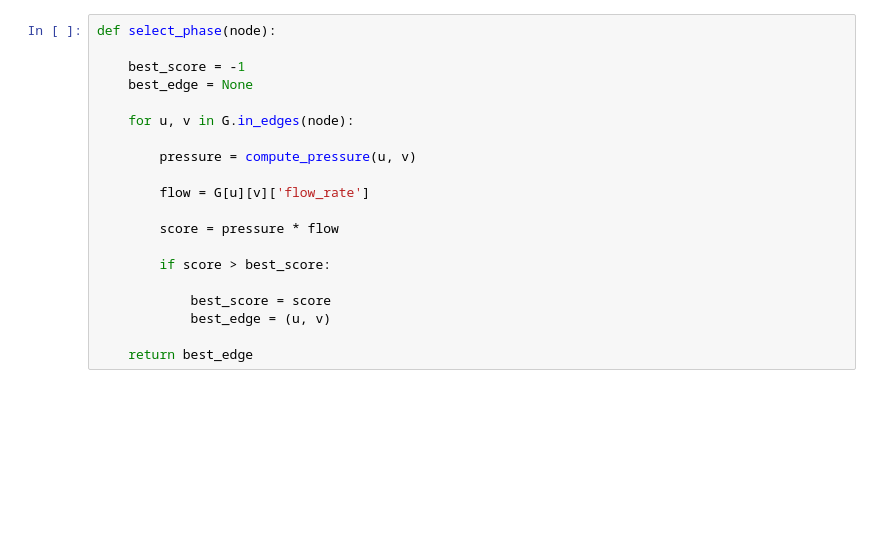
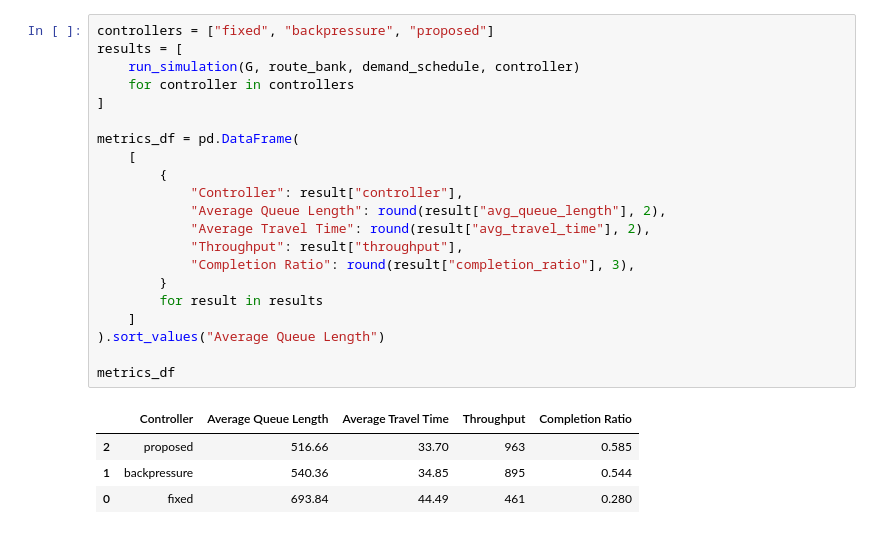
Before and after one commit to Dhairya0531/Complex_Network, a Jupyter notebook: main.ipynb, the cells around one changed output. Cells and saved outputs as stored; diff of their text form; blank space fills up the shorter version.

```diff
--- a/main.ipynb
+++ b/main.ipynb
@@ -91,21 +280,27 @@ def compute_pressure(u, v):
 # %%
-def select_phase(node):
+controllers = ["fixed", "backpressure", "proposed"]
+results = [
+    run_simulation(G, route_bank, demand_schedule, controller)
+    for controller in controllers
+]
 
-    best_score = -1
-    best_edge = None
+metrics_df = pd.DataFrame(
+    [
+        {
+            "Controller": result["controller"],
+            "Average Queue Length": round(result["avg_queue_length"], 2),
+            "Average Travel Time": round(result["avg_travel_time"], 2),
+            "Throughput": result["throughput"],
+            "Completion Ratio": round(result["completion_ratio"], 3),
+        }
+        for result in results
+    ]
+).sort_values("Average Queue Length")
 
-    for u, v in G.in_edges(node):
-
-        pressure = compute_pressure(u, v)
-
-        flow = G[u][v]['flow_rate']
-
-        score = pressure * flow
-
-        if score > best_score:
-
-            best_score = score
-            best_edge = (u, v)
-
-    return best_edge
+metrics_df
+# %% [output]
+|  | Controller | Average Queue Length | Average Travel Time | Throughput | Completion Ratio |
+| 2 | proposed | 516.66 | 33.70 | 963 | 0.585 |
+| 1 | backpressure | 540.36 | 34.85 | 895 | 0.544 |
+| 0 | fixed | 693.84 | 44.49 | 461 | 0.280 |
 # %%
```
Also changed, not shown: parts of 15 cells of this notebook.
